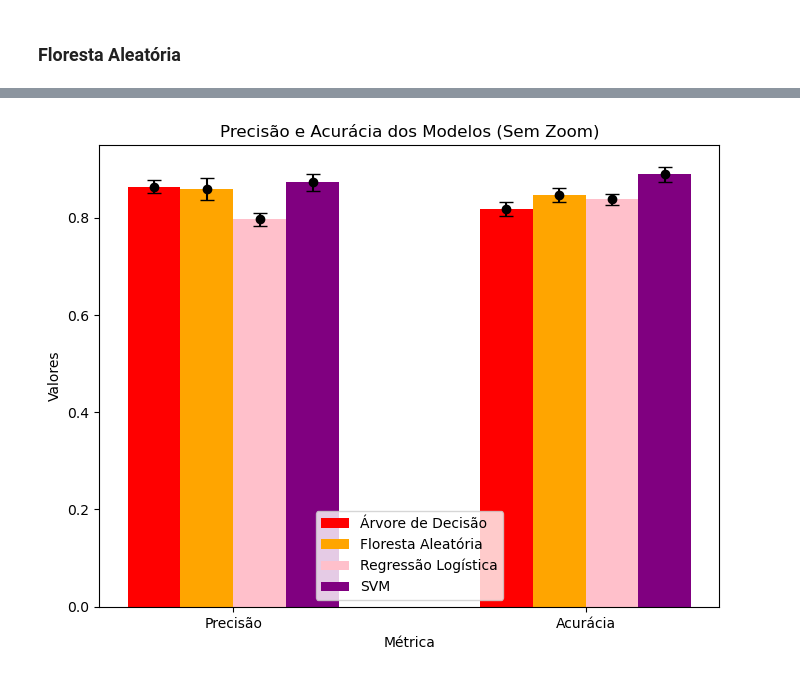
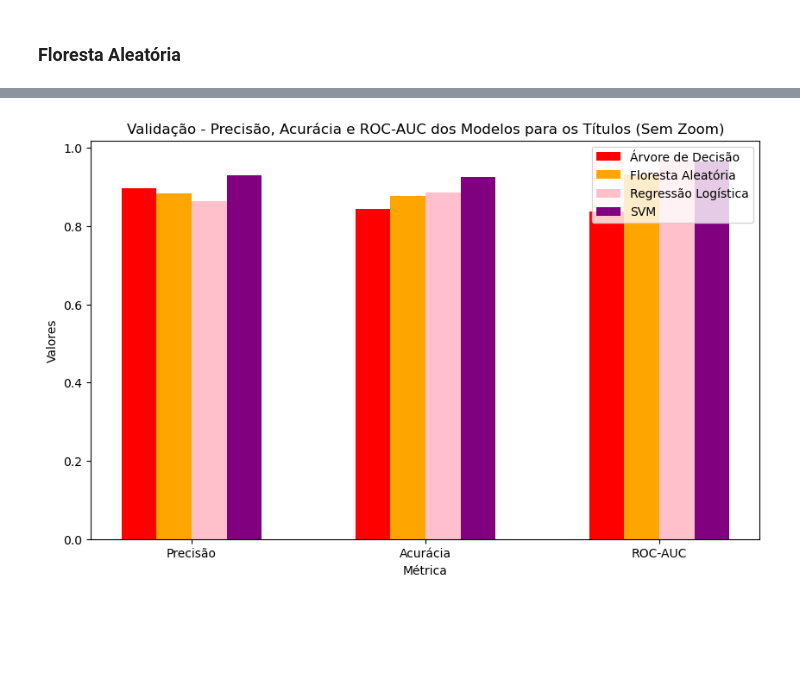
Before and after one commit to Thomazellinho/tcc_noticiasfalsas_ilum, a Jupyter notebook: 4_tcc_titulos.ipynb, the cells around one changed output, grey strips where cells are left out. Cells and saved outputs as stored; diff of their text form; code cells hidden in the pictures; blank space fills up the shorter version.

Commit message:
Atualiza modelos - tudo funcional exceto similaridade de cossenos (separada no notebook 6)

```diff
--- a/4_tcc_titulos.ipynb
+++ b/4_tcc_titulos.ipynb
@@ -309,13 +215,17 @@ kernel = 'rbf'
 gamma = 0.01
 
 # Cria modelo
-modelo_svm = svm.SVC(C=C, kernel=kernel, gamma=gamma)
+modelo_svm = svm.SVC(C=C, kernel=kernel, gamma=gamma, probability=True)
+pipeline_svm = Pipeline([('TF-IDF', tfidf_vectorizer), ('modelo', modelo_svm)])
 
 # Validação cruzada
-resultados_svm = cross_validate(modelo_svm, X, y, scoring=scores)
+resultados_svm = cross_validate(pipeline_svm, X, y, scoring=[score for score in metrics.keys()])
 
 acc_svm = resultados_svm['test_accuracy'].mean()
+acc_svm_std = np.std(resultados_svm['test_accuracy'])
 prec_svm = resultados_svm['test_precision'].mean()
+prec_svm_std = np.std(resultados_svm['test_precision'])
 rocauc_svm = resultados_svm['test_roc_auc'].mean()
+rocauc_svm_std = np.std(resultados_svm['test_roc_auc'])
 print(f'Acurácia: {acc_svm:.3f}\nPrecisão: {prec_svm:.3f}\nROC-AUC: {rocauc_svm:.3f}')
 # %% [output]
@@ -513,0 +305,10 @@ Precisão: 0.873 ± 0.016
+# %%
+# Inicializa o vetorizador de TF-IDF
+tfidf_vectorizer = TfidfVectorizer()
+
+# Criação de vetores
+X_val = df_validation['title'].apply(lambda x: ' '.join(x))
+y_val = df_validation['noticia_falsa'].to_numpy()
+
+print("Dimensões de X:", X_val.shape)
+print("Dimensões de y:", y_val.shape)
@@ -514,59 +360,51 @@ Precisão: 0.873 ± 0.016
 # %%
-# Definindo os dados
-accuracy_list = [acc_dt_mean, acc_rf_mean, acc_lr_mean, acc_svc_mean]
-precision_list = [prec_dt_mean, prec_rf_mean, prec_lr_mean, prec_svc_mean]
-acc_std_list = [acc_dt_std, acc_rf_std, acc_lr_std, acc_svc_std]
-prec_std_list = [prec_dt_std, prec_rf_std, prec_lr_std, prec_svc_std]
-model_labels = ['Árvore de Decisão', 'Floresta Aleatória', 'Regressão Logística', 'SVM']
-colors = ['red', 'orange', 'pink', 'purple']
+# Positions for the groups of bars
+x = np.arange(3)  # One point for "Precision", "Accuracy", and "ROC-AUC"
+width = 0.15  # Width of the bars
 
-# Posições das barras para os grupos
-x = np.arange(2)  # Um ponto para "Precisão" e outro para "Acurácia"
-width = 0.15      # Largura das barras
+# Creating the plot without zoom
+fig, ax = plt.subplots(figsize=(10, 6))
+for i in range(len(model_labels)):
+    # Precision
+    ax.bar(x[0] + i * width - (1.5 * width), precision_list[i], width, label=model_labels[i], color=colors[i])
+    # Accuracy
+    ax.bar(x[1] + i * width - (1.5 * width), accuracy_list[i], width, color=colors[i])
+    # ROC-AUC
+    ax.bar(x[2] + i * width - (1.5 * width), rocauc_list[i], width, color=colors[i])
 
-# Criando o gráfico sem zoom
-fig, ax = plt.subplots(figsize=(8, 6))
-for i in range(len(model_labels)):
-    # Precisão
-    ax.bar(x[0] + i * width - (1.5 * width), precision_list[i], width, label=model_labels[i], color=colors[i])
-    ax.errorbar(x[0] + i * width - (1.5 * width), precision_list[i], yerr=prec_std_list[i], fmt='o', color='black', capsize=5)
-    # Acurácia
-    ax.bar(x[1] + i * width - (1.5 * width), accuracy_list[i], width, color=colors[i])
-    ax.errorbar(x[1] + i * width - (1.5 * width), accuracy_list[i], yerr=acc_std_list[i], fmt='o', color='black', capsize=5)
-
-# Configurando os rótulos e título
+# Configuring labels and title
 ax.set_xlabel('Métrica')
 ax.set_ylabel('Valores')
-ax.set_title('Precisão e Acurácia dos Modelos (Sem Zoom)')
+ax.set_title('Validação - Precisão, Acurácia e ROC-AUC dos Modelos para os Títulos (Sem Zoom)')
 ax.set_xticks(x)
-ax.set_xticklabels(['Precisão', 'Acurácia'])
+ax.set_xticklabels(['Precisão', 'Acurácia', 'ROC-AUC'])
 ax.legend()
 
-# Exibindo o gráfico sem zoom
+# Displaying the plot without zoom
 plt.show()
 
-# Criando o gráfico com zoom
-fig, ax = plt.subplots(figsize=(8, 6))
+# Creating the plot with zoom
+fig, ax = plt.subplots(figsize=(10, 6))
 for i in range(len(model_labels)):
-    # Precisão
+    # Precision
     ax.bar(x[0] + i * width - (1.5 * width), precision_list[i], width, label=model_labels[i], color=colors[i])
-    ax.errorbar(x[0] + i * width - (1.5 * width), precision_list[i], yerr=prec_std_list[i], fmt='o', color='black', capsize=5)
-    # Acurácia
+    # Accuracy
     ax.bar(x[1] + i * width - (1.5 * width), accuracy_list[i], width, color=colors[i])
-    ax.errorbar(x[1] + i * width - (1.5 * width), accuracy_list[i], yerr=acc_std_list[i], fmt='o', color='black', capsize=5)
+    # ROC-AUC
+    ax.bar(x[2] + i * width - (1.5 * width), rocauc_list[i], width, color=colors[i])
 
-# Configurando os rótulos e título
+# Configuring labels and title
 ax.set_xlabel('Métrica')
 ax.set_ylabel('Valores')
-ax.set_title('Precisão e Acurácia dos Modelos (Com Zoom)')
+ax.set_title('Validação - Precisão, Acurácia e ROC-AUC dos Modelos para os Títulos (Com Zoom)')
 ax.set_xticks(x)
-ax.set_xticklabels(['Precisão', 'Acurácia'])
+ax.set_xticklabels(['Precisão', 'Acurácia', 'ROC-AUC'])
 ax.legend()
 
-# Definindo o limite do eixo y para dar o "zoom"
-plt.ylim(0.75, 1)
+# Setting y-axis limit for zoom
+plt.ylim(0.7, 1)
 
-# Exibindo o gráfico com zoom
+# Displaying the plot with zoom
 plt.show()
 # %% [output]
-[figure, old version]
+[figure, new version]
```
Also changed, not shown: parts of 41 cells of this notebook, 3 other files.
